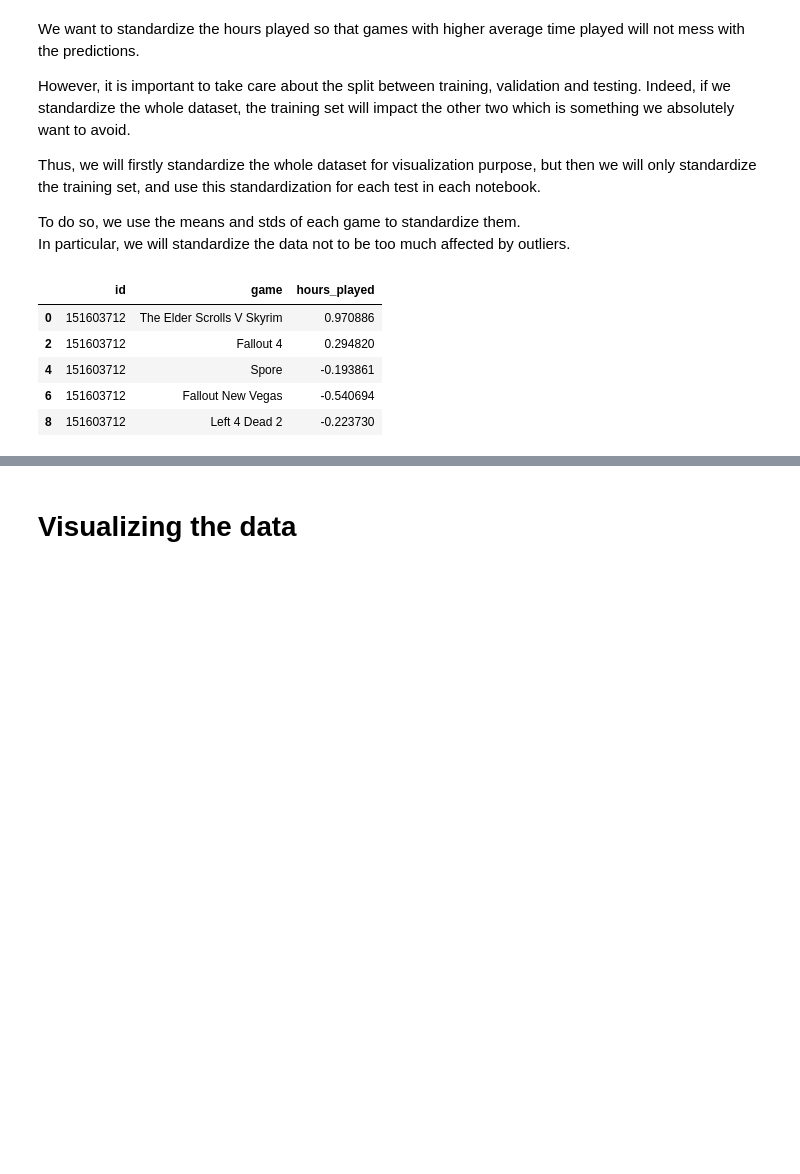
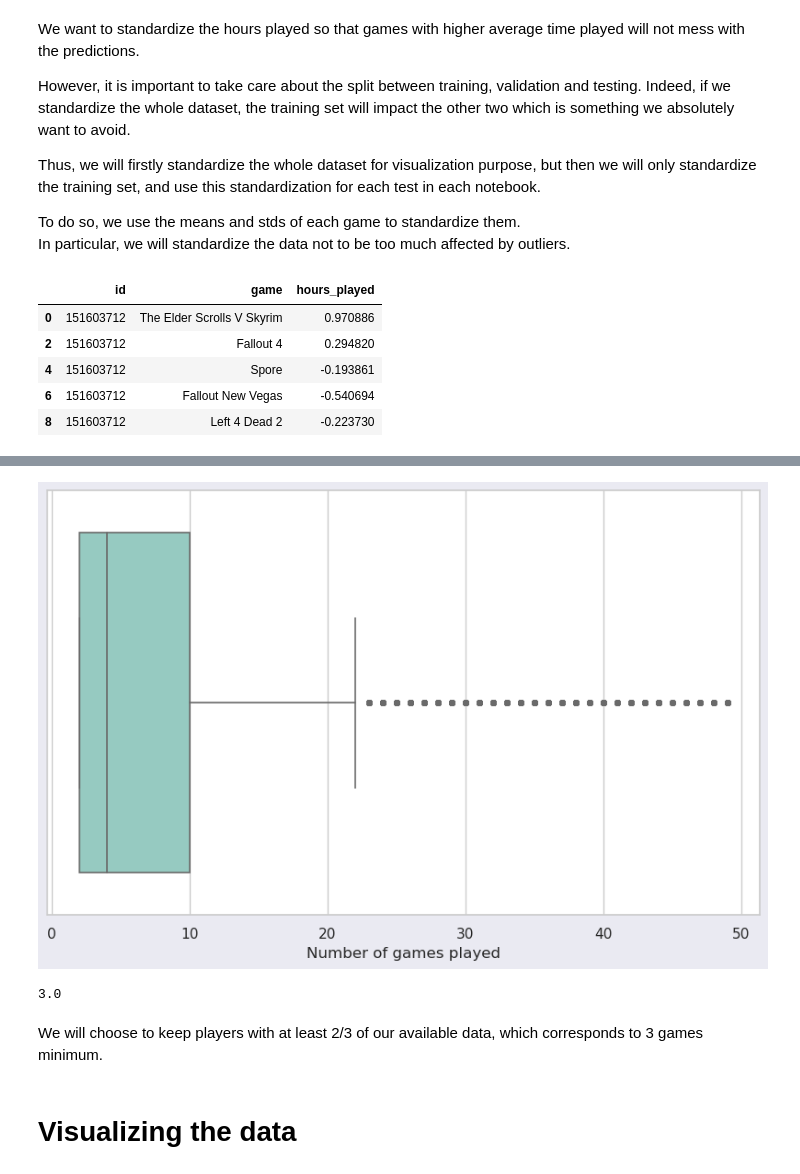
Before and after one commit to Vbardusco/sd201-steam-recommendations, a Jupyter notebook: kaggle_dataset/data_preparation.ipynb, the cells around one changed output, grey strips where cells are left out. Cells and saved outputs as stored; diff of their text form; code cells hidden in the pictures; blank space fills up the shorter version.

Commit message:
boxplot

```diff
--- a/kaggle_dataset/data_preparation.ipynb
+++ b/kaggle_dataset/data_preparation.ipynb
@@ -153,0 +163,3 @@ standardized.head()
+# %%
+nbr_games_played = played_games.groupby('id')['game'].count()
+nbr_games_played.head()
@@ -154,3 +177,26 @@ standardized.head()
+# %%
+sns.set(style='whitegrid')
+facecolor = '#eaeaf2'
+fig, ax = plt.subplots(figsize=(10, 6), facecolor=facecolor)
+
+ax = sns.boxplot(nbr_games_played.loc[(nbr_games_played<50) &  (nbr_games_played>1)],
+                 palette='Set3',
+                 linewidth=1.2,
+                 fliersize=2,
+                 flierprops=dict(marker='o', markersize=4))
+
+ax.set_xlabel('Number of games played')
+
+lines = ax.get_lines()
+categories = ax.get_xticks()
+# %% [output]
+[figure, added]
+# %%
+nbr_games_played.loc[(nbr_games_played<50) &  (nbr_games_played>1)].quantile(0.33)
+# %% [output]
+3.0
+# %% [markdown]
+We will choose to keep players with at least 2/3 of our available data, which corresponds to 3 games minimum.
 # %% [markdown]
 # Visualizing the data
 # %%
```
Also changed, not shown: parts of 5 cells of this notebook.
